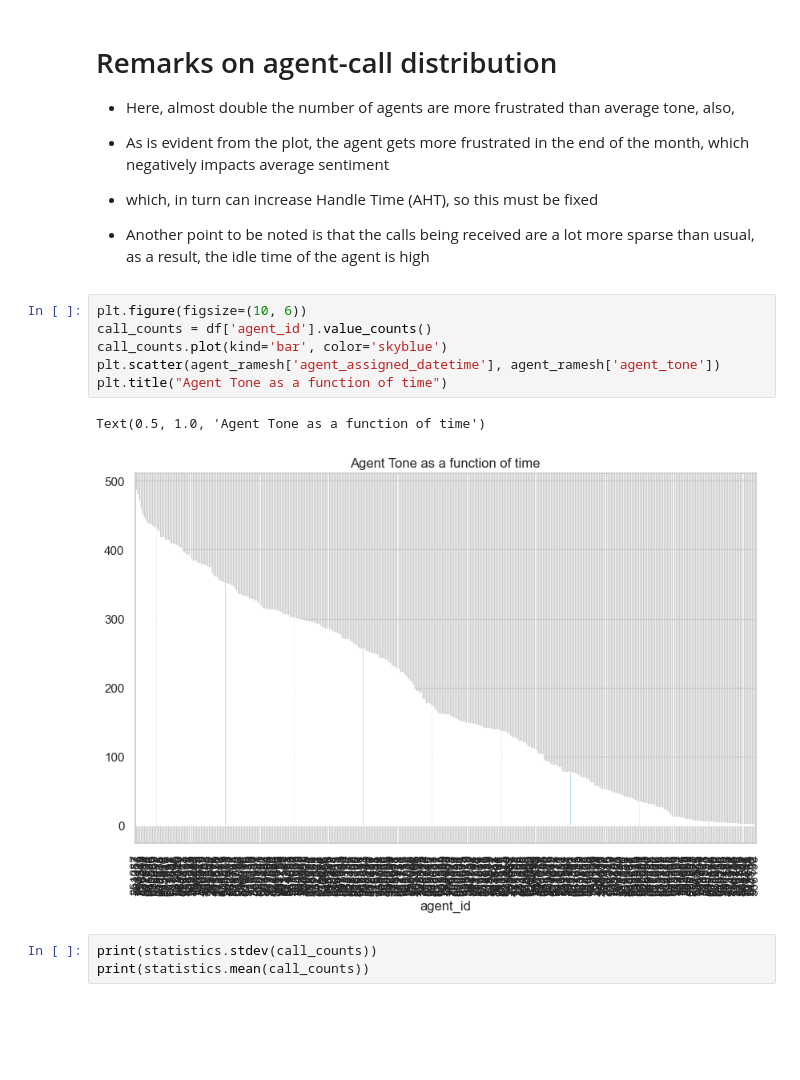
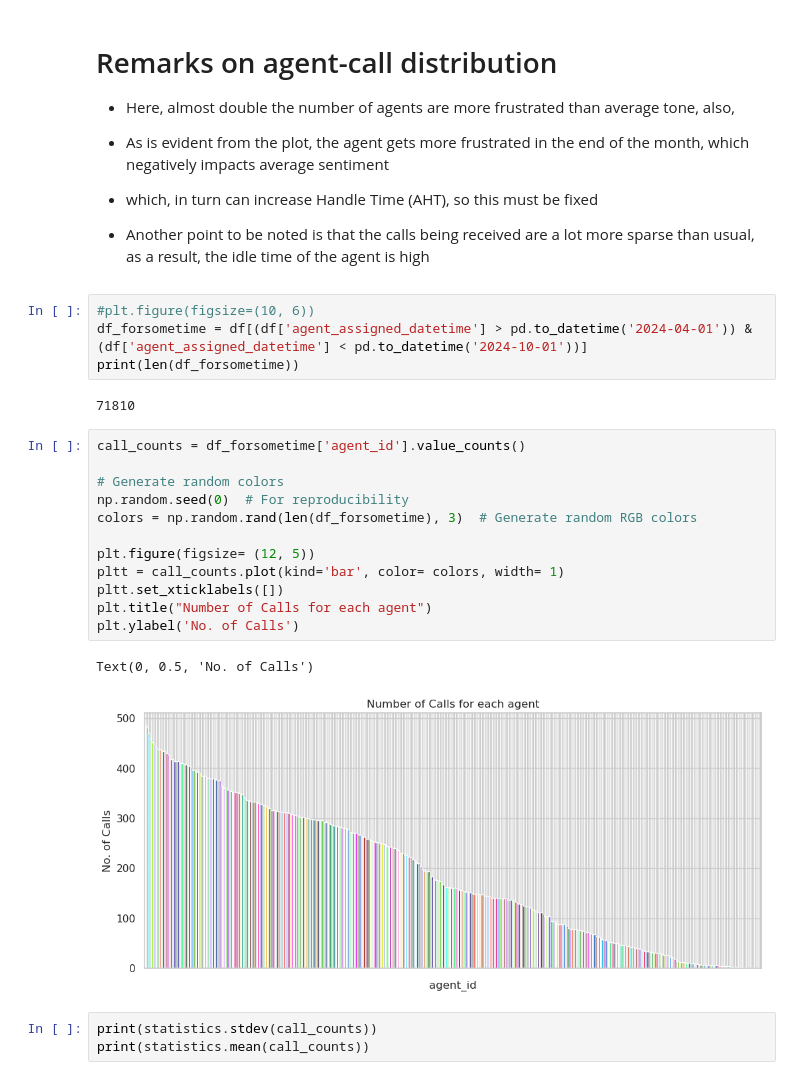
Before and after one commit to silverstone-git/skyhack2, a Jupyter notebook: agent_tone_analysis.ipynb, the cells around one changed output. Cells and saved outputs as stored; diff of their text form; blank space fills up the shorter version.

Commit message:
fixed agents vs no. of calls graph

```diff
--- a/agent_tone_analysis.ipynb
+++ b/agent_tone_analysis.ipynb
@@ -95,14 +95,26 @@ len(df[df['agent_tone'] > -0.23 ])
 
 - Another point to be noted is that the calls being received are a lot more sparse than usual, as a result, the idle time of the agent is high
 # %%
-plt.figure(figsize=(10, 6))
-call_counts = df['agent_id'].value_counts()
-call_counts.plot(kind='bar', color='skyblue')
-plt.scatter(agent_ramesh['agent_assigned_datetime'], agent_ramesh['agent_tone'])
-plt.title("Agent Tone as a function of time")
+#plt.figure(figsize=(10, 6))
+df_forsometime = df[(df['agent_assigned_datetime'] > pd.to_datetime('2024-04-01')) & (df['agent_assigned_datetime'] < pd.to_datetime('2024-10-01'))]
+print(len(df_forsometime))
 # %% [output]
-Text(0.5, 1.0, 'Agent Tone as a function of time')
+71810
-[figure, removed]
+# %%
+call_counts = df_forsometime['agent_id'].value_counts()
+
+# Generate random colors
+np.random.seed(0)  # For reproducibility
+colors = np.random.rand(len(df_forsometime), 3)  # Generate random RGB colors
+
+plt.figure(figsize= (12, 5))
+pltt = call_counts.plot(kind='bar', color= colors, width= 1)
+pltt.set_xticklabels([])
+plt.title("Number of Calls for each agent")
+plt.ylabel('No. of Calls')
+# %% [output]
+Text(0, 0.5, 'No. of Calls')
+[figure, added]
 # %%
 print(statistics.stdev(call_counts))
 print(statistics.mean(call_counts))
```
Also changed, not shown: parts of 5 cells of this notebook, 1 other file.
